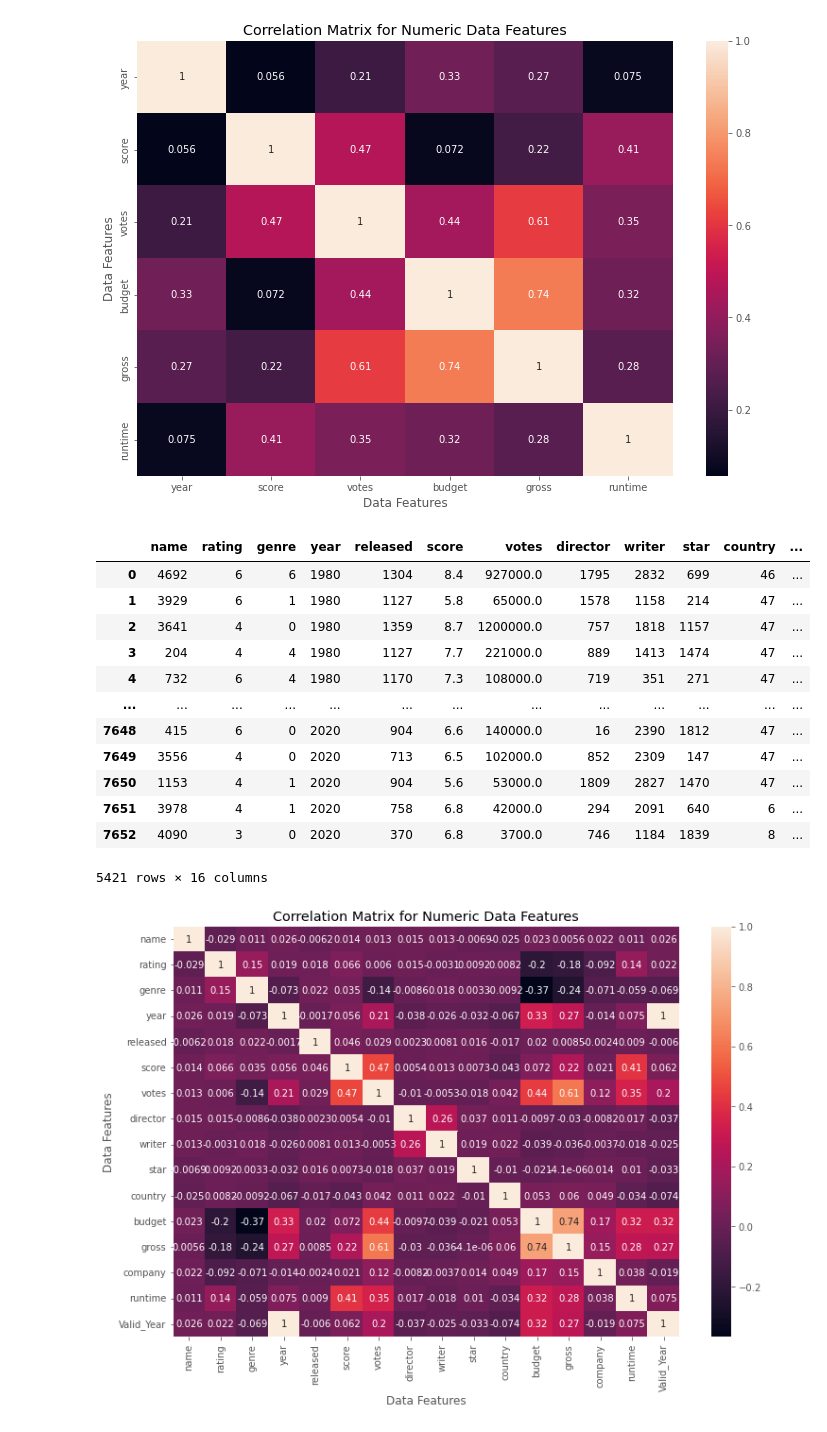
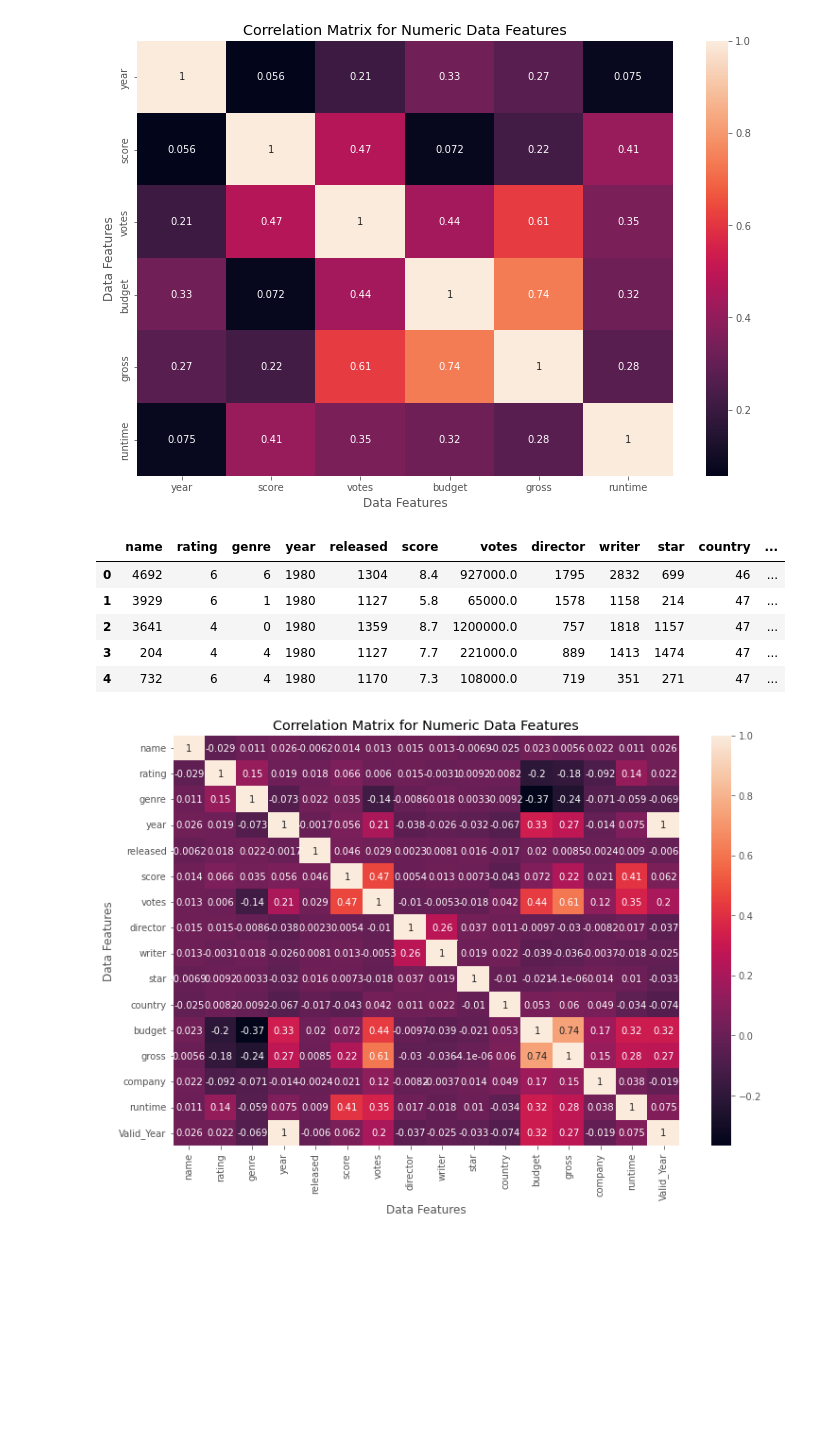
Before and after one commit to FiyinfoluwaAshamu/Movieproject, a Jupyter notebook: Movieproject.ipynb, the cells around one changed output. Cells and saved outputs as stored; diff of their text form; code cells hidden in the pictures; blank space fills up the shorter version.

```diff
--- a/Movieproject.ipynb
+++ b/Movieproject.ipynb
@@ -262,27 +193,20 @@ plt.show()
 # %%
 #Change every column to numeric type in order to check for correlation accross dataset
 mvdata_numeric = mvdata
 
 for colname in mvdata_numeric.columns:
     if (mvdata_numeric[colname].dtype == 'object'):
         mvdata_numeric[colname] = mvdata_numeric[colname].astype('category')
         mvdata_numeric[colname] = mvdata_numeric[colname].cat.codes
 
-mvdata_numeric
+mvdata_numeric.head()
 # %% [output]
 |  | name | rating | genre | year | released | score | votes | director | writer | star | country | ... |
 | 0 | 4692 | 6 | 6 | 1980 | 1304 | 8.4 | 927000.0 | 1795 | 2832 | 699 | 46 | ... |
 | 1 | 3929 | 6 | 1 | 1980 | 1127 | 5.8 | 65000.0 | 1578 | 1158 | 214 | 47 | ... |
 | 2 | 3641 | 4 | 0 | 1980 | 1359 | 8.7 | 1200000.0 | 757 | 1818 | 1157 | 47 | ... |
 | 3 | 204 | 4 | 4 | 1980 | 1127 | 7.7 | 221000.0 | 889 | 1413 | 1474 | 47 | ... |
 | 4 | 732 | 6 | 4 | 1980 | 1170 | 7.3 | 108000.0 | 719 | 351 | 271 | 47 | ... |
-| ... | ... | ... | ... | ... | ... | ... | ... | ... | ... | ... | ... | ... |
-| 7648 | 415 | 6 | 0 | 2020 | 904 | 6.6 | 140000.0 | 16 | 2390 | 1812 | 47 | ... |
-| 7649 | 3556 | 4 | 0 | 2020 | 713 | 6.5 | 102000.0 | 852 | 2309 | 147 | 47 | ... |
-| 7650 | 1153 | 4 | 1 | 2020 | 904 | 5.6 | 53000.0 | 1809 | 2827 | 1470 | 47 | ... |
-| 7651 | 3978 | 4 | 1 | 2020 | 758 | 6.8 | 42000.0 | 294 | 2091 | 640 | 6 | ... |
-| 7652 | 4090 | 3 | 0 | 2020 | 370 | 6.8 | 3700.0 | 746 | 1184 | 1839 | 8 | ... |
-5421 rows × 16 columns
 # %%
 correlation_matrix = mvdata_numeric.corr()
 sns.heatmap(correlation_matrix, annot = True)
```
Also changed, not shown: parts of 9 cells of this notebook.
